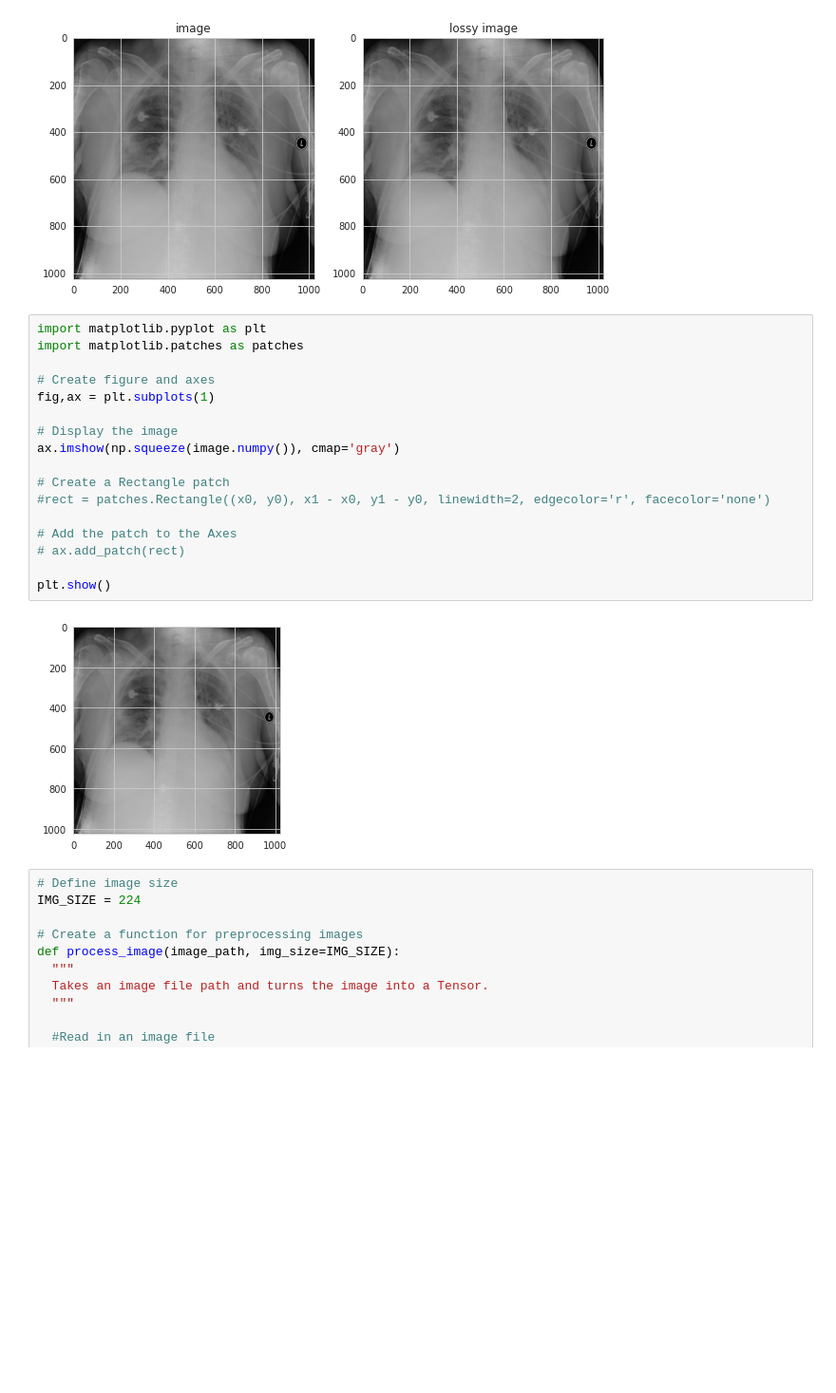
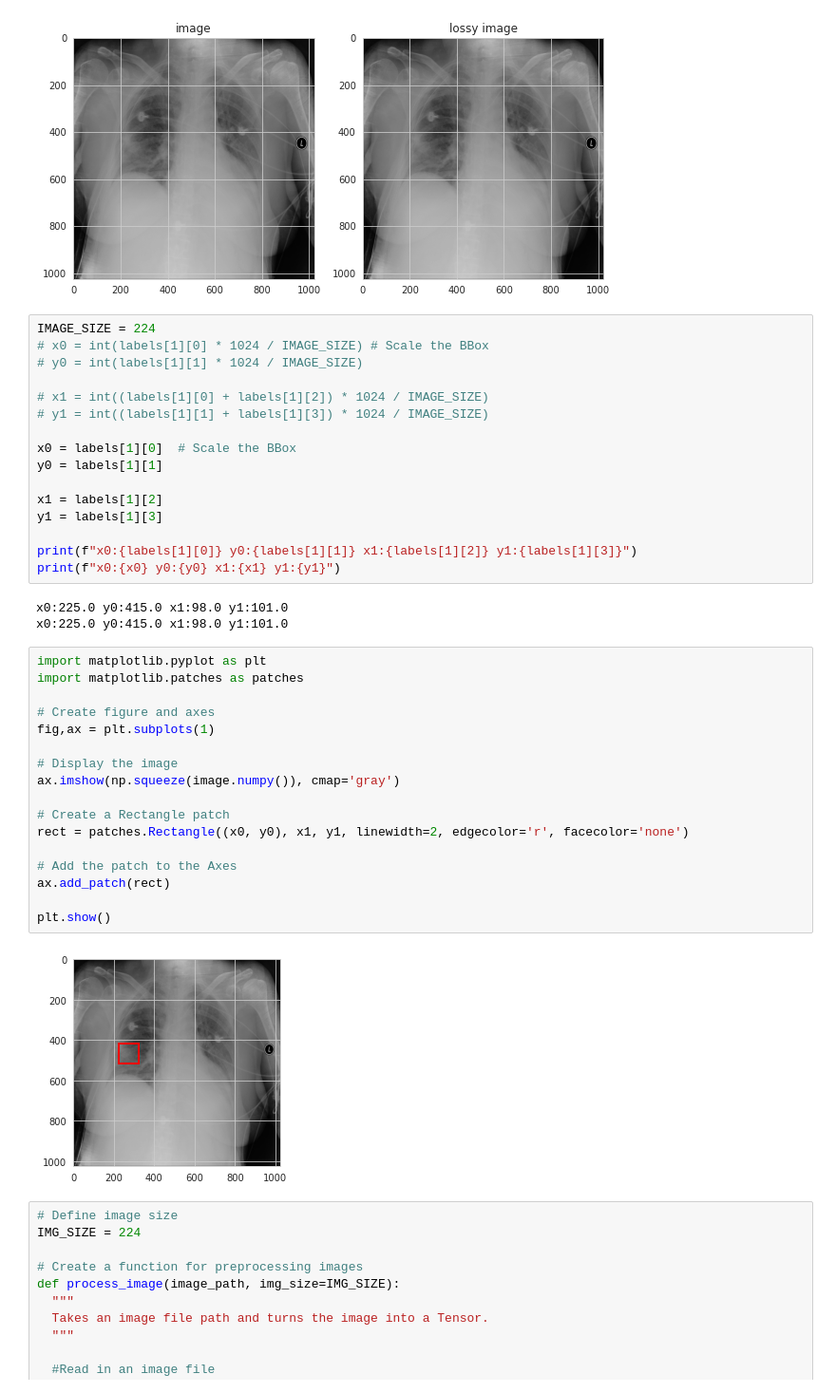
Before and after one commit to julycapstone2020/Pneumonia-Detection-Challenge, a Jupyter notebook: notebook/Pneumonia_Detection_Challenge.ipynb, the cells around one changed output. Shown at 95% size. Cells and saved outputs as stored; diff of their text form; blank space fills up the shorter version.

```diff
--- a/notebook/Pneumonia_Detection_Challenge.ipynb
+++ b/notebook/Pneumonia_Detection_Challenge.ipynb
@@ -717,25 +717,44 @@ axes[1].imshow(np.squeeze(lossy_image.numpy()), cmap='gray')
 axes[1].set_title('lossy image');
 # %% [output]
 [figure]
+# %%
+IMAGE_SIZE = 224
+# x0 = int(labels[1][0] * 1024 / IMAGE_SIZE) # Scale the BBox
+# y0 = int(labels[1][1] * 1024 / IMAGE_SIZE)
+
+# x1 = int((labels[1][0] + labels[1][2]) * 1024 / IMAGE_SIZE)
+# y1 = int((labels[1][1] + labels[1][3]) * 1024 / IMAGE_SIZE)
+
+x0 = labels[1][0]  # Scale the BBox
+y0 = labels[1][1]
+
+x1 = labels[1][2]
+y1 = labels[1][3]
+
+print(f"x0:{labels[1][0]} y0:{labels[1][1]} x1:{labels[1][2]} y1:{labels[1][3]}")
+print(f"x0:{x0} y0:{y0} x1:{x1} y1:{y1}")
+# %% [output]
+x0:225.0 y0:415.0 x1:98.0 y1:101.0
+x0:225.0 y0:415.0 x1:98.0 y1:101.0
 # %%
 import matplotlib.pyplot as plt
 import matplotlib.patches as patches
 
 # Create figure and axes
 fig,ax = plt.subplots(1)
 
 # Display the image
 ax.imshow(np.squeeze(image.numpy()), cmap='gray')
 
 # Create a Rectangle patch
-#rect = patches.Rectangle((x0, y0), x1 - x0, y1 - y0, linewidth=2, edgecolor='r', facecolor='none')
+rect = patches.Rectangle((x0, y0), x1, y1, linewidth=2, edgecolor='r', facecolor='none')
 
 # Add the patch to the Axes
-# ax.add_patch(rect)
+ax.add_patch(rect)
 
 plt.show()
 # %% [output]
-[figure, old version]
+[figure, new version]
 # %%
 # Define image size
 IMG_SIZE = 224
```
Also changed, not shown: parts of 6 cells of this notebook.
